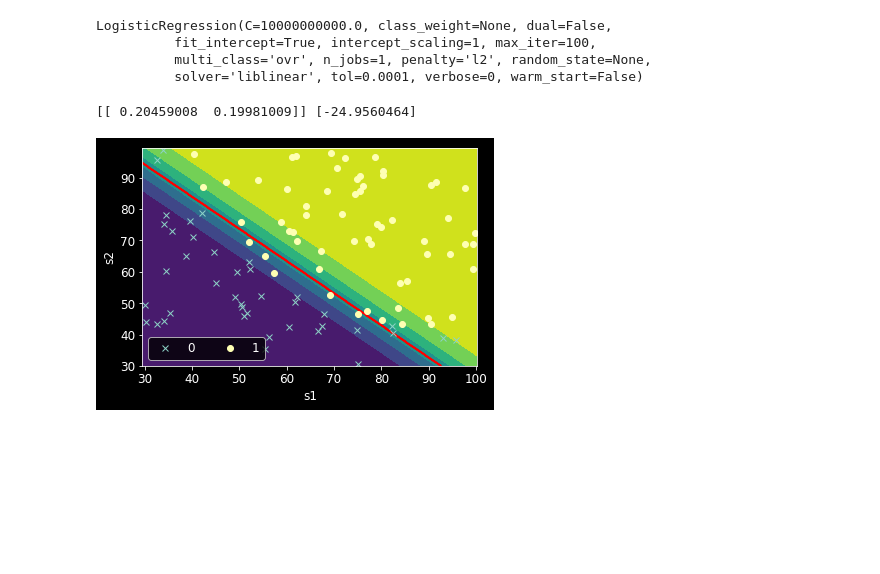
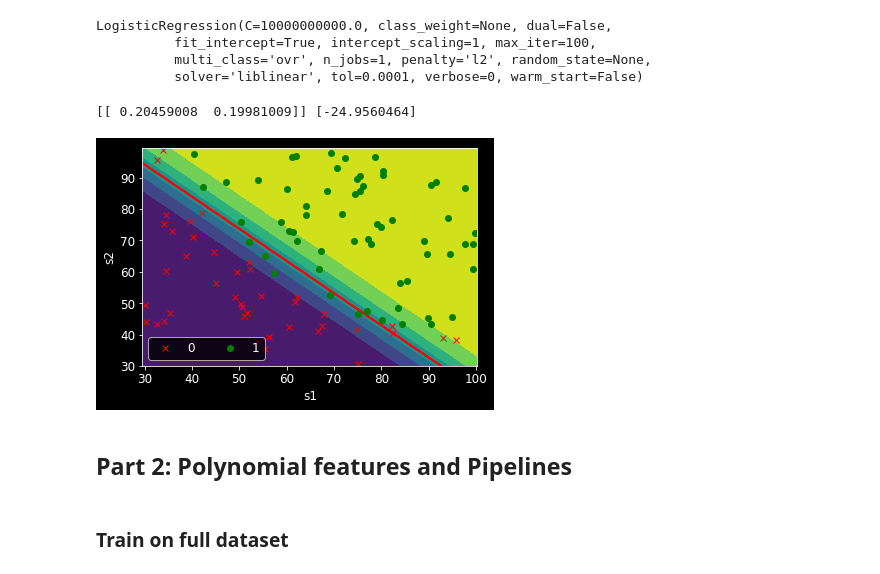
Before and after one commit to ig248/coursera-ml, a Jupyter notebook: ML in python.ipynb, the cells around one changed output. Drawn from its saved outputs; the diff is of its cells as text; code cells hidden in the pictures; blank space fills up the shorter version.

```diff
--- a/ML in python.ipynb
+++ b/ML in python.ipynb
@@ -220,7 +220,7 @@ file2 = r'machine-learning-ex2/ex2/ex2data2.txt'
 # %%
 df = pd.read_csv(file1, header=None, names=['s1', 's2', 'adm'])
 df.describe(percentiles=[])
-for adm, style in zip([0, 1], ['x', 'o']):
+for adm, style in zip([0, 1], ['rx', 'go']):
     sub_df = df[df.adm==adm]
     plt.plot(sub_df.s1, sub_df.s2, style, label='%d' % adm)
 plt.legend(ncol=2)
@@ -246,24 +246,27 @@ LogisticRegression(C=10000000000.0, class_weight=None, dual=False,
 # %%
 h = .1;
 
 x_min, x_max = X[:, 0].min() - .5, X[:, 0].max() + .5
 y_min, y_max = X[:, 1].min() - .5, X[:, 1].max() + .5
 xx, yy = np.meshgrid(np.arange(x_min, x_max, h), np.arange(y_min, y_max, h))
-Z = regr.predict(np.c_[xx.ravel(), yy.ravel()])
-P = regr.predict_proba(np.c_[xx.ravel(), yy.ravel()])
+X = np.c_[xx.ravel(), yy.ravel()]
+Z = regr.predict(X)
+P = regr.predict_proba(X)
 # Put the result into a color plot
 Z = Z.reshape(xx.shape)
 P0 = P[:,0].reshape(xx.shape)
 P1 = P[:,1].reshape(xx.shape)
 plt.contour(xx, yy, Z, colors='r')
 plt.contourf(xx, yy, P1)
-for adm, style in zip([0, 1], ['x', 'o']):
+for adm, style in zip([0, 1], ['rx', 'go']):
     sub_df = df[df.adm==adm]
     plt.plot(sub_df.s1, sub_df.s2, style, label='%d' % adm)
 plt.legend(ncol=2)
 plt.xlabel('s1')
 plt.ylabel('s2')
 print regr.coef_, regr.intercept_
 # %% [output]
 [[ 0.20459008  0.19981009]] [-24.9560464]
-[figure, old version]
+[figure, new version]
+# %% [markdown]
+## Part 2: Polynomial features and Pipelines
@@ -269,0 +282,2 @@ print regr.coef_, regr.intercept_
+# %% [markdown]
+### Train on full dataset
```
Also changed, not shown: parts of 7 cells of this notebook.
